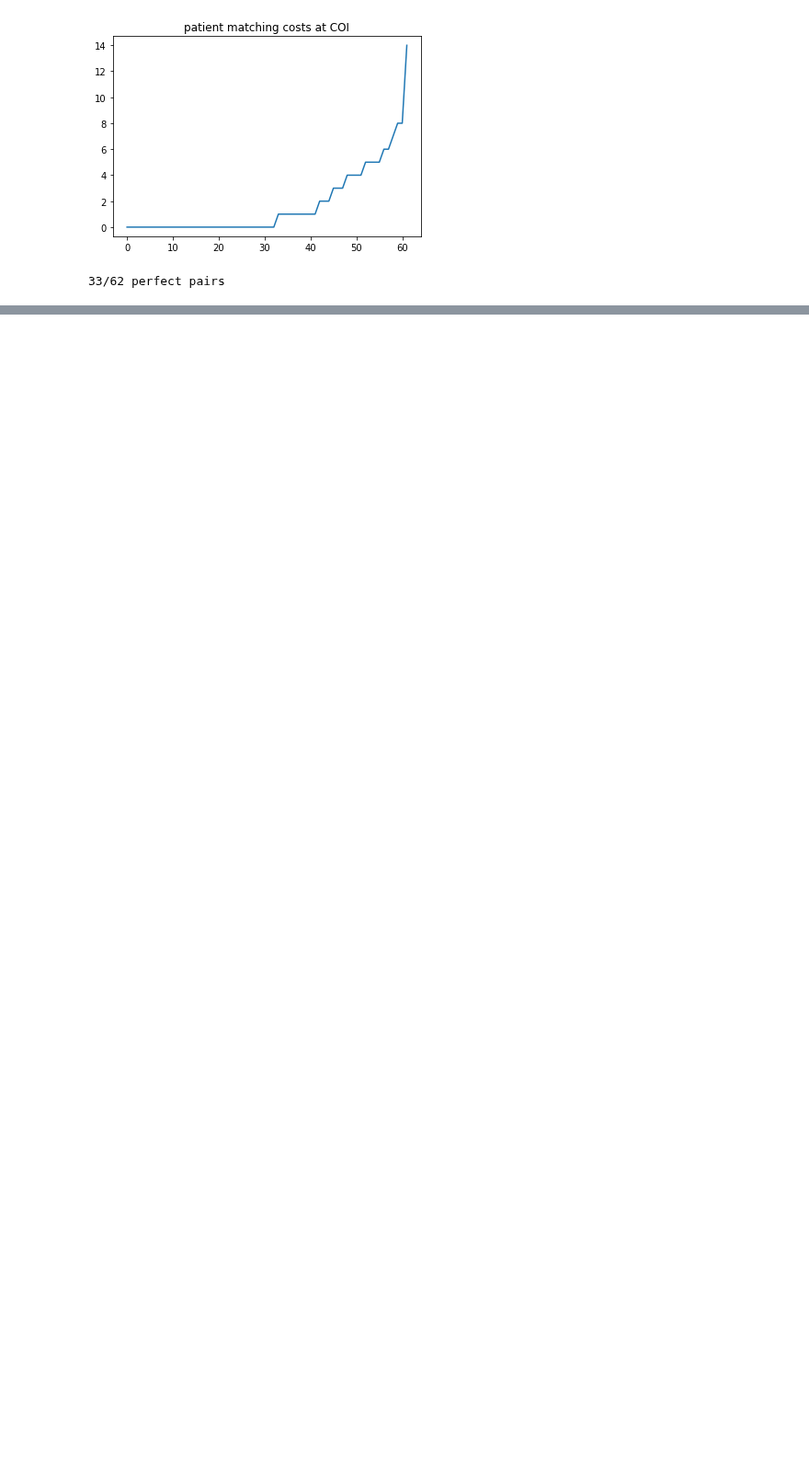
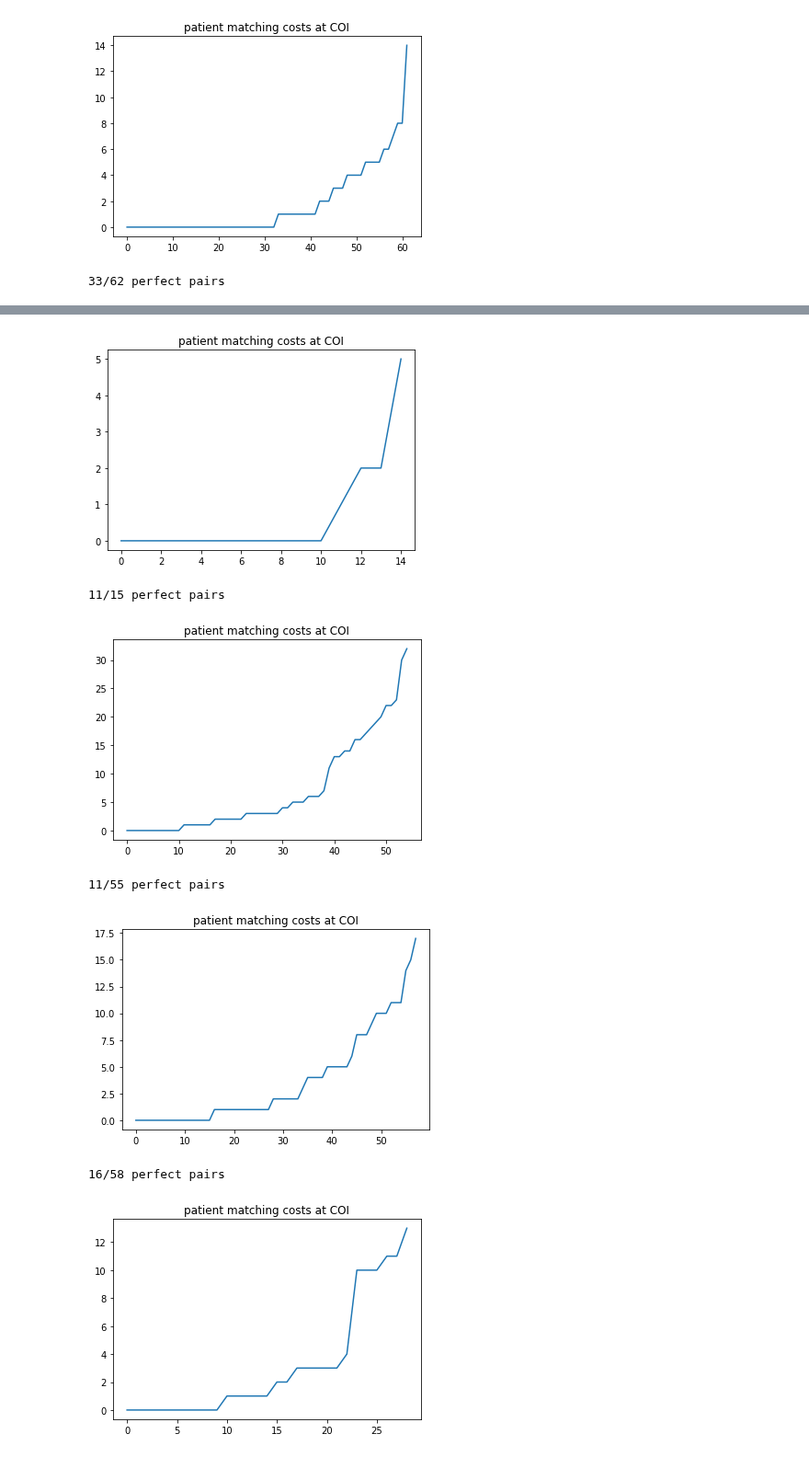
Before and after one commit to Dominic-DallOsto/translational-neuromodelling-mdd, a Jupyter notebook: Dataset Analysis/patient_matching.ipynb, the cells around one changed output, grey strips where cells are left out. Shown at 92% size. Drawn from its saved outputs; the diff is of its cells as text; code cells hidden in the pictures; blank space fills up the shorter version.

Commit message:
Did patient matching for whole datasets with outliers removed

```diff
--- a/Dataset Analysis/patient_matching.ipynb
+++ b/Dataset Analysis/patient_matching.ipynb
@@ -78,0 +95,44 @@ write_pairs(perfect_pairs,'COI_perfect')
+# %%
+with open('hc_all.txt','r') as f:
+    hc_all_ids = json.loads(f.read())
+with open('mdd_all.txt','r') as f:
+    mdd_all_ids = json.loads(f.read())
+with open('all_motion_outliers.txt','r') as f:
+    all_motion_outlier_ids = json.loads(f.read())
+# %%
+all_inliers = list(set(hc_all_ids).union(set(mdd_all_ids)) - set(all_motion_outlier_ids))
+# %%
+inliers_data = participants[[participant_id_to_number(name) in all_inliers for name in participants.participant_id.to_numpy()]]
+# %%
+hc_sites = np.unique(inliers_data[inliers_data.diag == 0].site.to_numpy())
+mdd_sites = np.unique(inliers_data[inliers_data.diag == 2].site.to_numpy())
+sites_in_common = set(hc_sites).intersection(set(mdd_sites))
+# %%
+total_pairs = []
+total_perfect_pairs = []
+for site in sites_in_common:
+	site_participants = inliers_data[inliers_data.site == site]
+	hc = site_participants[site_participants.diag == 0]
+	mdd = site_participants[site_participants.diag == 2]
+
+	matched_pairs, total_cost, sorted_costs = match_sample(hc, mdd)
+	plt.plot(sorted_costs)
+	plt.title(f'patient matching costs at COI')
+	plt.show()
+	print(f'{np.sum(sorted_costs == 0)}/{min(hc.shape[0],mdd.shape[0])} perfect pairs')
+
+	perfect_pairs = [matched_pair for matched_pair, cost in zip(matched_pairs,sorted_costs) if cost == 0]
+	total_pairs += matched_pairs
+	total_perfect_pairs += perfect_pairs
+print(f'Total perfect pairs: {len(total_perfect_pairs)}/{len(total_pairs)}.')
+
+write_pairs(total_pairs, 'all')
+write_pairs(total_perfect_pairs, 'all_perfect')
+# %% [output]
+[figure, added]
+11/15 perfect pairs
+[figure, added]
+11/55 perfect pairs
+[figure, added]
+16/58 perfect pairs
+[figure, added]
```
Also changed, not shown: parts of 11 cells of this notebook, 2 other files.
